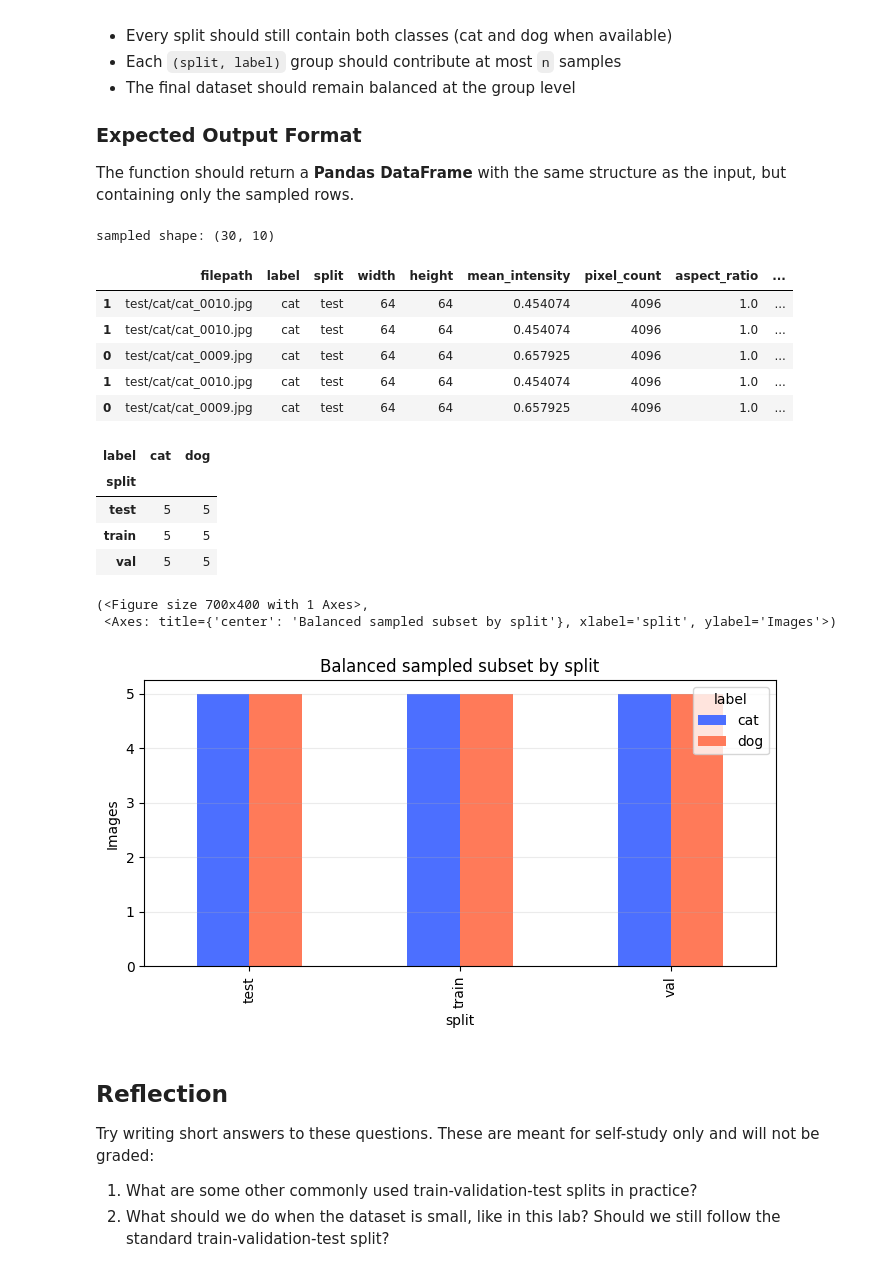
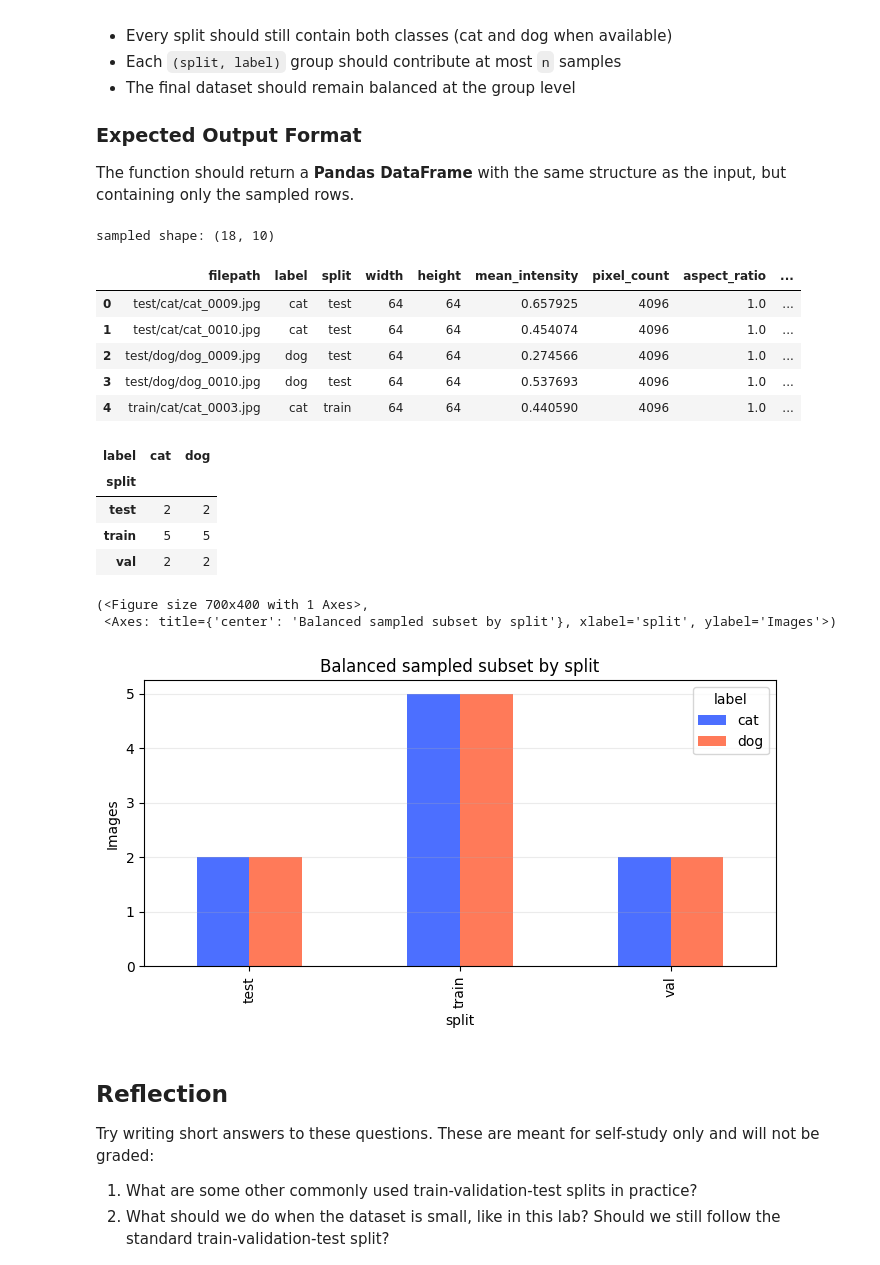
Before and after one commit to vgu-dsai-2026/lab-2-pandas-taihuy123, a Jupyter notebook: notebook.ipynb, the cells around one changed output. Drawn from its saved outputs; the diff is of its cells as text; code cells hidden in the pictures.

```diff
--- a/notebook.ipynb
+++ b/notebook.ipynb
@@ -509,36 +509,44 @@ The function should return a **Pandas DataFrame** with the same structure as the
 # %%
 def sample_balanced_by_split_and_label(
     frame: pd.DataFrame, n_per_group: int, seed: int
 ) -> pd.DataFrame:
-    # Thêm tham số replace=True để cho phép lấy mẫu lặp lại (upsampling)
-    return frame.groupby(["split", "label"]).sample(n=n_per_group, replace=True, random_state=seed)
+    sampled_indices = []
+    # Quét qua từng nhóm, bốc mẫu và lưu lại số thứ tự (index) của các ảnh đó
+    for _, group_df in frame.groupby(["split", "label"]):
+        n_samples = min(len(group_df), n_per_group)
+        sampled = group_df.sample(n=n_samples, random_state=seed)
+        sampled_indices.extend(sampled.index)
+
+    # Lấy ra các hàng từ bảng gốc dựa trên danh sách index đã bốc
+    return frame.loc[sampled_indices].reset_index(drop=True)
+
 sample_size_per_group = 5
 sampled_df = sample_balanced_by_split_and_label(
     analysis_df, n_per_group=sample_size_per_group, seed=SEED
 )
 print("sampled shape:", sampled_df.shape)
 display(sampled_df.head())
 
 sampled_balance = sampled_df.groupby(["split", "label"]).size().unstack(fill_value=0)
 display(sampled_balance)
 
 plot_class_balance(sampled_df, title="Balanced sampled subset by split")
 # %% [output]
-sampled shape: (30, 10)
+sampled shape: (18, 10)
 |  | filepath | label | split | width | height | mean_intensity | pixel_count | aspect_ratio | ... |
-| 1 | test/cat/cat_0010.jpg | cat | test | 64 | 64 | 0.454074 | 4096 | 1.0 | ... |
-| 1 | test/cat/cat_0010.jpg | cat | test | 64 | 64 | 0.454074 | 4096 | 1.0 | ... |
 | 0 | test/cat/cat_0009.jpg | cat | test | 64 | 64 | 0.657925 | 4096 | 1.0 | ... |
 | 1 | test/cat/cat_0010.jpg | cat | test | 64 | 64 | 0.454074 | 4096 | 1.0 | ... |
-| 0 | test/cat/cat_0009.jpg | cat | test | 64 | 64 | 0.657925 | 4096 | 1.0 | ... |
+| 2 | test/dog/dog_0009.jpg | dog | test | 64 | 64 | 0.274566 | 4096 | 1.0 | ... |
+| 3 | test/dog/dog_0010.jpg | dog | test | 64 | 64 | 0.537693 | 4096 | 1.0 | ... |
+| 4 | train/cat/cat_0003.jpg | cat | train | 64 | 64 | 0.440590 | 4096 | 1.0 | ... |
 | label | cat | dog |
 | split |  |  |
-| test | 5 | 5 |
+| test | 2 | 2 |
 | train | 5 | 5 |
-| val | 5 | 5 |
+| val | 2 | 2 |
 (<Figure size 700x400 with 1 Axes>,
  <Axes: title={'center': 'Balanced sampled subset by split'}, xlabel='split', ylabel='Images'>)
-[figure, old version]
+[figure, new version]
 # %% [markdown]
 ## Reflection
 
```
Also changed, not shown: parts of 1 cell of this notebook.
